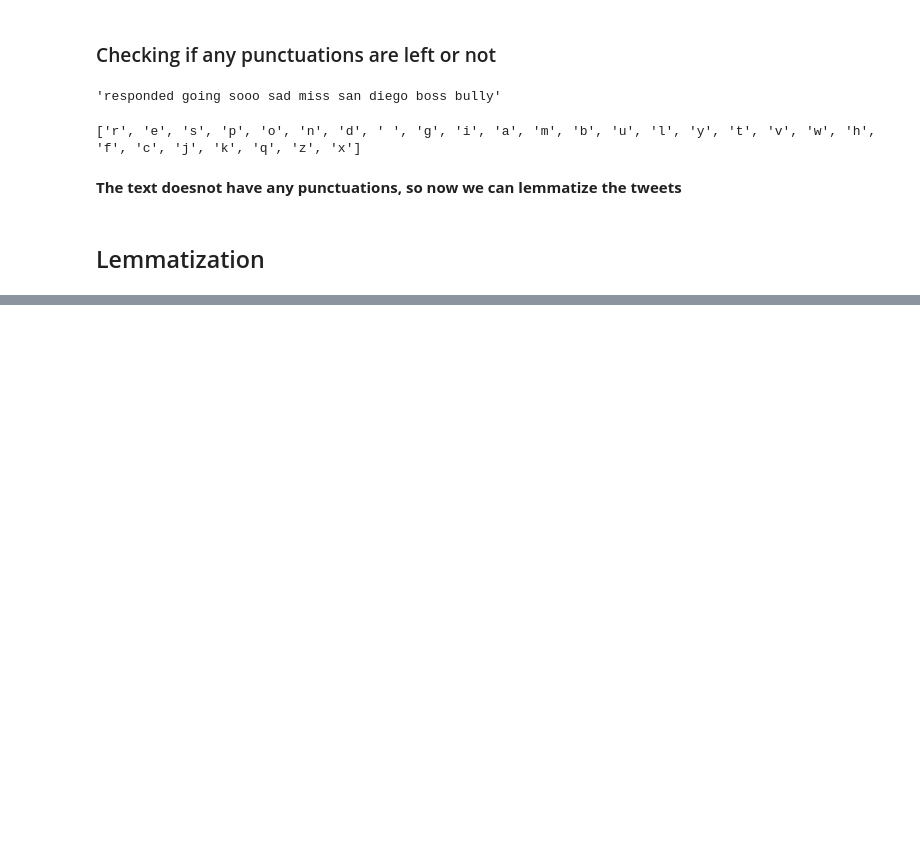
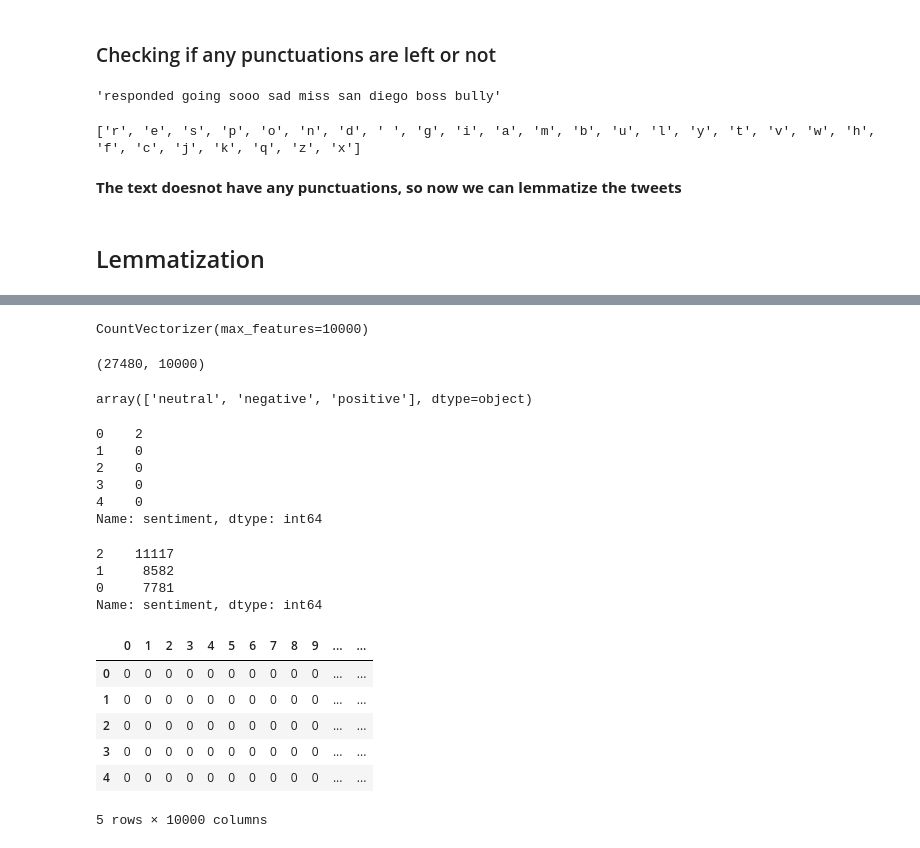
Before and after one commit to NotAryanRamani/nlp-sentiment-analysis, a Jupyter notebook: src/Notebook/sentiment_analysis_eda.ipynb, the cells around one changed output, grey strips where cells are left out. Cells and saved outputs as stored; diff of their text form; code cells hidden in the pictures; blank space fills up the shorter version.

```diff
--- a/src/Notebook/sentiment_analysis_eda.ipynb
+++ b/src/Notebook/sentiment_analysis_eda.ipynb
@@ -211,0 +216,11 @@ True
+# %%
+def lemmatize_text(tweets):
+    lem_tweets = []
+    for tweet in tweets:
+        lem_words = [lemmatizer.lemmatize(word) for word in nltk.word_tokenize(tweet)]
+        lem_tweet = ' '.join(lem_words)
+        lem_tweets.append(lem_tweet)
+    return lem_tweets
+# %%
+lem_tweets = np.array(lemmatize_text(cleaned_tweets))
+lem_tweets[:5]
@@ -211,0 +235,14 @@ True
+# %%
+count_vec = CountVectorizer(max_features=10000)
+count_vec.fit(lem_tweets)
+# %% [output]
+CountVectorizer(max_features=10000)
+# %%
+vec_tweets = count_vec.transform(lem_tweets).toarray()
+vec_tweets.shape
+# %% [output]
+(27480, 10000)
+# %%
+target.unique()
+# %% [output]
+array(['neutral', 'negative', 'positive'], dtype=object)
@@ -211,0 +255,28 @@ True
+# %%
+target = target.map(target_map).astype(np.int64)
+target.head()
+# %% [output]
+0    2
+1    0
+2    0
+3    0
+4    0
+Name: sentiment, dtype: int64
+# %%
+target.value_counts()
+# %% [output]
+2    11117
+1     8582
+0     7781
+Name: sentiment, dtype: int64
+# %%
+encoded_data = pd.DataFrame(vec_tweets)
+encoded_data.head()
+# %% [output]
+|  | 0 | 1 | 2 | 3 | 4 | 5 | 6 | 7 | 8 | 9 | ... | ... |
+| 0 | 0 | 0 | 0 | 0 | 0 | 0 | 0 | 0 | 0 | 0 | ... | ... |
+| 1 | 0 | 0 | 0 | 0 | 0 | 0 | 0 | 0 | 0 | 0 | ... | ... |
+| 2 | 0 | 0 | 0 | 0 | 0 | 0 | 0 | 0 | 0 | 0 | ... | ... |
+| 3 | 0 | 0 | 0 | 0 | 0 | 0 | 0 | 0 | 0 | 0 | ... | ... |
+| 4 | 0 | 0 | 0 | 0 | 0 | 0 | 0 | 0 | 0 | 0 | ... | ... |
+5 rows × 10000 columns
```
Also changed, not shown: parts of 9 cells of this notebook, 6 other files.
